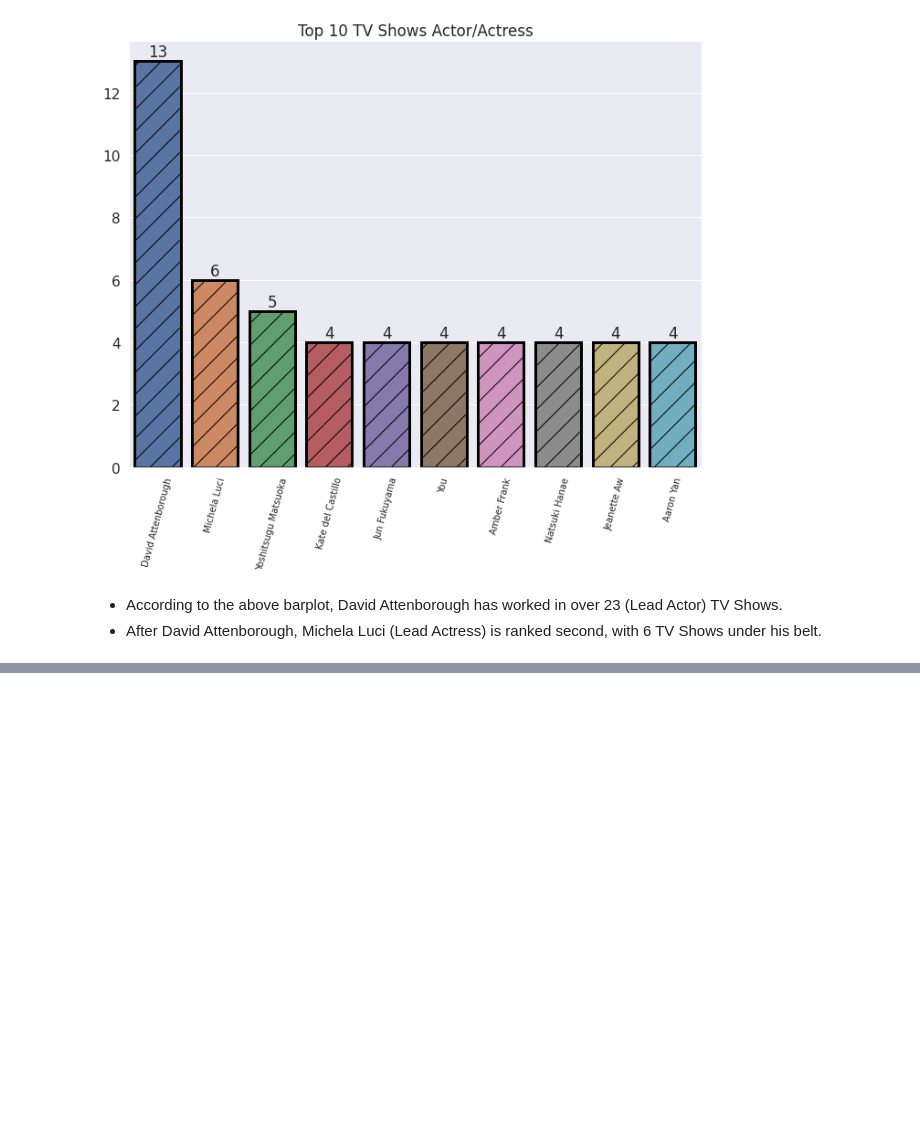
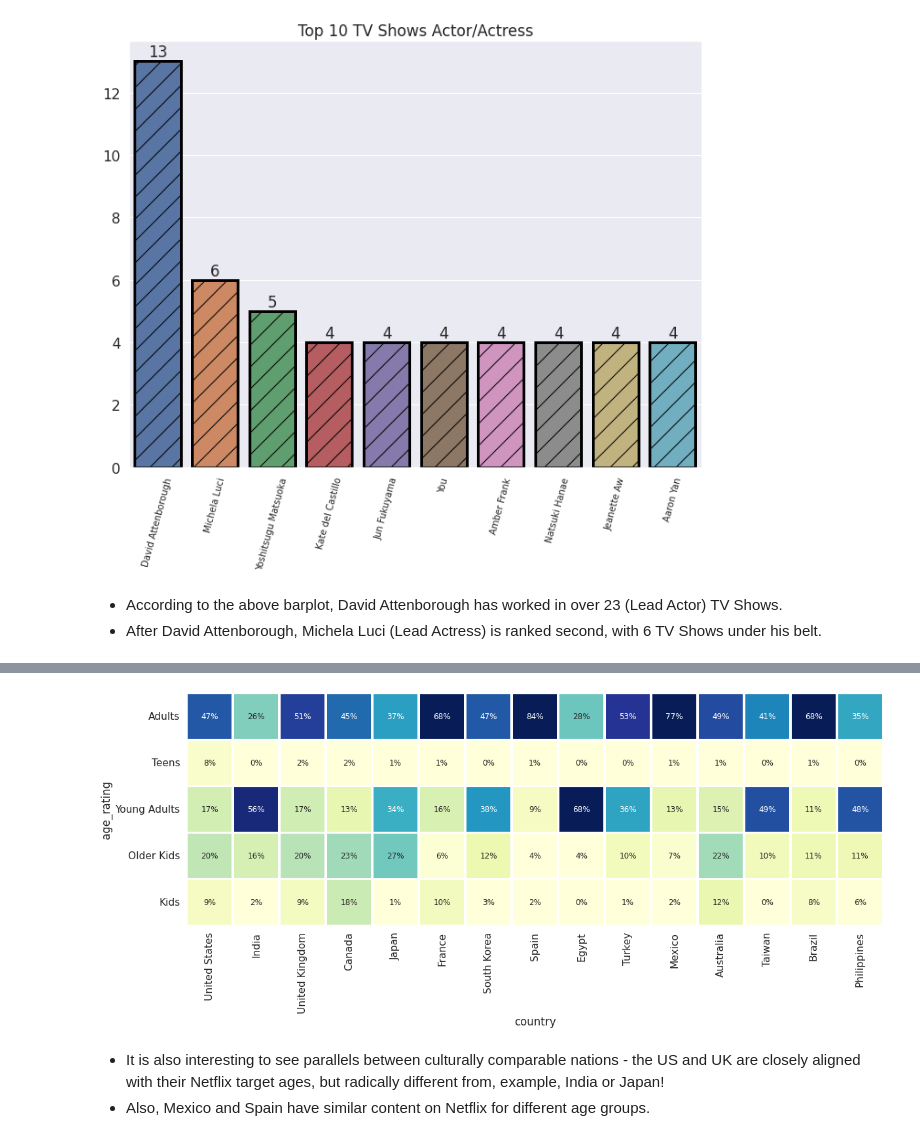
Before and after one commit to Animesh227/Netflix-Movies-and-TV-Shows-Clustering, a Jupyter notebook: NETFLIX_MOVIES_AND_TV_SHOWS_CLUSTERING_Animesh_Chakraborty.ipynb, the cells around one changed output, grey strips where cells are left out. Cells and saved outputs as stored; diff of their text form; code cells hidden in the pictures; blank space fills up the shorter version.

```diff
--- a/NETFLIX_MOVIES_AND_TV_SHOWS_CLUSTERING_Animesh_Chakraborty.ipynb
+++ b/NETFLIX_MOVIES_AND_TV_SHOWS_CLUSTERING_Animesh_Chakraborty.ipynb
@@ -514,0 +517,10 @@ for p in ax.patches:
+# %%
+# Preparing data for heatmap
+dataset['count'] = 1
+data = dataset.groupby('country')[['country','count']].sum().sort_values(by='count',ascending=False).reset_index()[:15]
+data = data['country']
+
+
+df_heatmap = dataset.loc[dataset['country'].isin(data)]
+df_heatmap = pd.crosstab(df_heatmap['country'],df_heatmap['age_rating'],normalize = "index").T
+df_heatmap
@@ -514,0 +535,17 @@ for p in ax.patches:
+# %%
+# Plotting the heatmap
+fig, ax = plt.subplots(1, 1, figsize=(17, 12))
+
+country_order2 = ['United States', 'India', 'United Kingdom', 'Canada', 'Japan', 'France', 'South Korea', 'Spain', 'Egypt', 'Turkey',
+       'Mexico', 'Australia', 'Taiwan', 'Brazil', 'Philippines']
+
+age_order = ['Adults', 'Teens', 'Young Adults', 'Older Kids', 'Kids']
+
+sns.heatmap(df_heatmap.loc[age_order,country_order2],cmap="YlGnBu",square=True, linewidth=2.5,cbar=False,
+            annot=True,fmt='1.0%',vmax=.6,vmin=0.05,ax=ax,annot_kws={"fontsize":12})
+plt.show()
+# %% [output]
+[figure, added]
+# %% [markdown]
+*   It is also interesting to see parallels between culturally comparable nations - the US and UK are closely aligned with their Netflix target ages, but radically different from, example, India or Japan!
+*   Also, Mexico and Spain have similar content on Netflix for different age groups.
```
Also changed, not shown: parts of 2 cells of this notebook.
